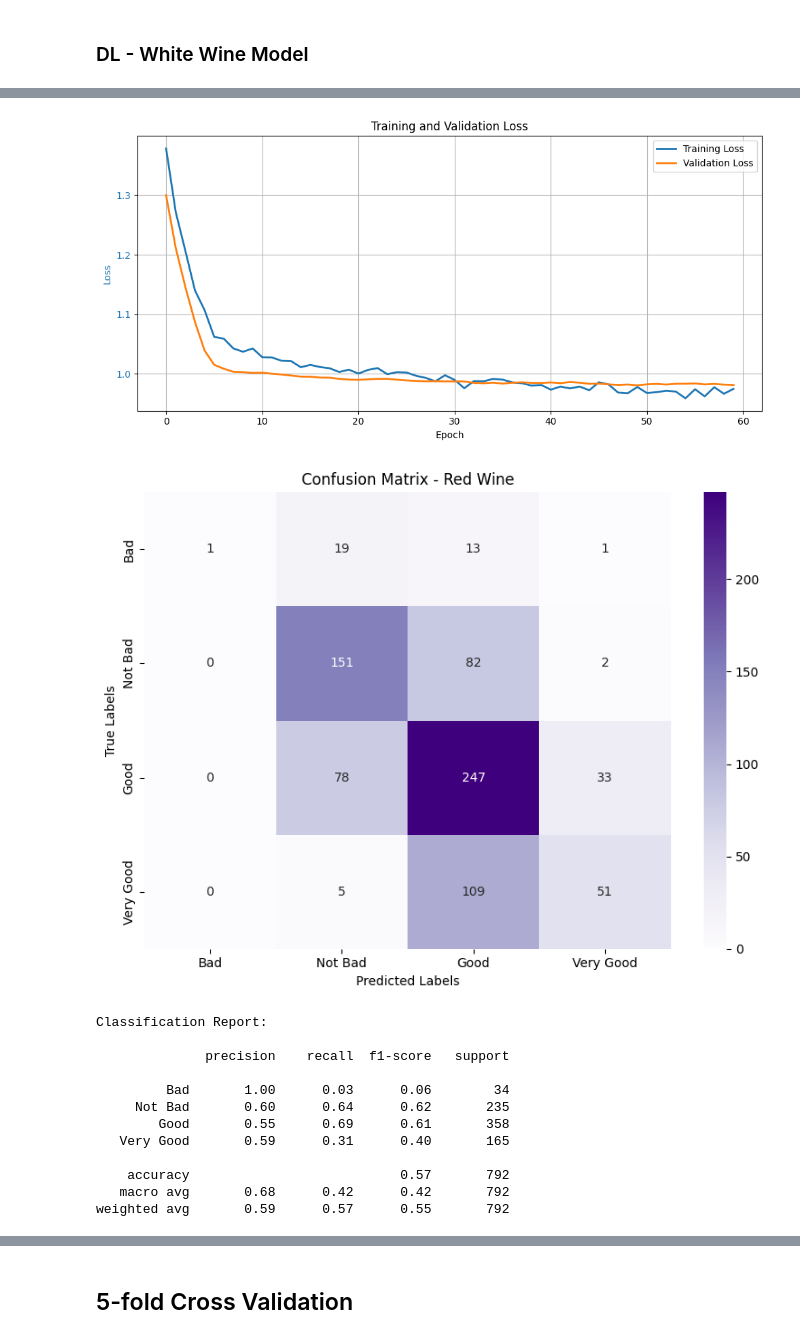
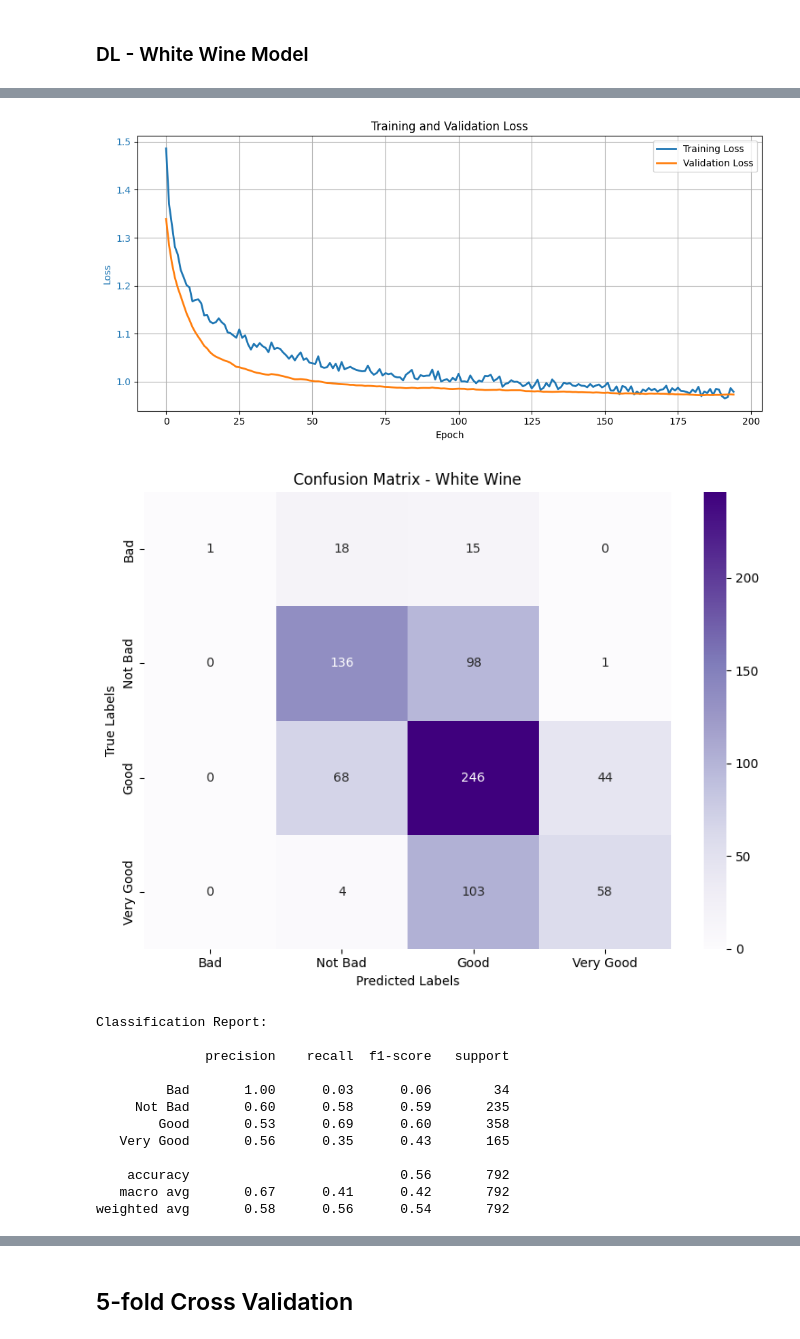
Before and after one commit to gianwski/pyPhysChem, a Jupyter notebook: DS4B-TCCM-HW.ipynb, the cells around one changed output, grey strips where cells are left out. Cells and saved outputs as stored; diff of their text form; code cells hidden in the pictures.

```diff
--- a/DS4B-TCCM-HW.ipynb
+++ b/DS4B-TCCM-HW.ipynb
@@ -1468,30 +1395,17 @@ Deep Learning model of Red Wine seems able to predict slightly better the wine q
 # %% [markdown]
 ### DL - White Wine Model
 # %%
-import tensorflow as tf
-from tensorflow.keras import layers, models, callbacks, initializers
-import numpy as np
-import random
-import os
-
-
-SEED = 42
-os.environ['PYTHONHASHSEED'] = str(SEED)
-np.random.seed(SEED)
-random.seed(SEED)
-tf.random.set_seed(SEED)
-
-
 model_white_dl = models.Sequential([
     layers.Input(shape=(X_white_train.shape[1],)),
+    layers.Dense(128, activation='relu'),
+    layers.Dropout(0.5),
     layers.Dense(64, activation='relu'),
     layers.Dropout(0.5),
-    layers.Dense(16, activation='relu'),
-    layers.Dropout(0.2),
-    layers.Dense(8, activation='relu'),
+    layers.Dense(32, activation='relu'),
+    layers.Dropout(0.5),
     layers.Dense(y_white_train.shape[1], activation='softmax')])
 
-optimizer = tf.keras.optimizers.Adam(learning_rate=1e-3)
+optimizer = tf.keras.optimizers.Adam(learning_rate=2e-4)
 
 
 model_white_dl.compile(
@@ -1539,11 +1453,5 @@ Epoch 60/300
 WARNING:absl:You are saving your model as an HDF5 file via `model.save()` or `keras.saving.save_model(model)`. This file format is considered legacy. We recommend using instead the native Keras format ...
 # %%
-from sklearn.metrics import classification_report, confusion_matrix
-import matplotlib.pyplot as plt
-import seaborn as sns
-import numpy as np
-
-
 y_pred_prob = model_white_dl.predict(X_white_test)
 y_pred = np.argmax(y_pred_prob, axis=1)
 y_true = np.argmax(y_white_test, axis=1)
@@ -1569,7 +1477,7 @@ plt.figure(figsize=(8, 6))
 class_names = list(class_map.keys())
 sns.heatmap(conf_matrix, annot=True, fmt='g', cmap='Purples',
             xticklabels=class_names, yticklabels=class_names)
-plt.title('Confusion Matrix - Red Wine')
+plt.title('Confusion Matrix - White Wine')
 plt.ylabel('True Labels')
 plt.xlabel('Predicted Labels')
 plt.tight_layout()
@@ -1597,14 +1505,14 @@ plt.show()
-[figure, old version]
+[figure, new version]
-[figure, old version]
+[figure, new version]
 Classification Report:
 
               precision    recall  f1-score   support
 
          Bad       1.00      0.03      0.06        34
-     Not Bad       0.60      0.64      0.62       235
-        Good       0.55      0.69      0.61       358
-   Very Good       0.59      0.31      0.40       165
+     Not Bad       0.60      0.58      0.59       235
+        Good       0.53      0.69      0.60       358
+   Very Good       0.56      0.35      0.43       165
 
-    accuracy                           0.57       792
-   macro avg       0.68      0.42      0.42       792
-weighted avg       0.59      0.57      0.55       792
+    accuracy                           0.56       792
+   macro avg       0.67      0.41      0.42       792
+weighted avg       0.58      0.56      0.54       792
```
Also changed, not shown: parts of 16 cells of this notebook, 4 other files.
